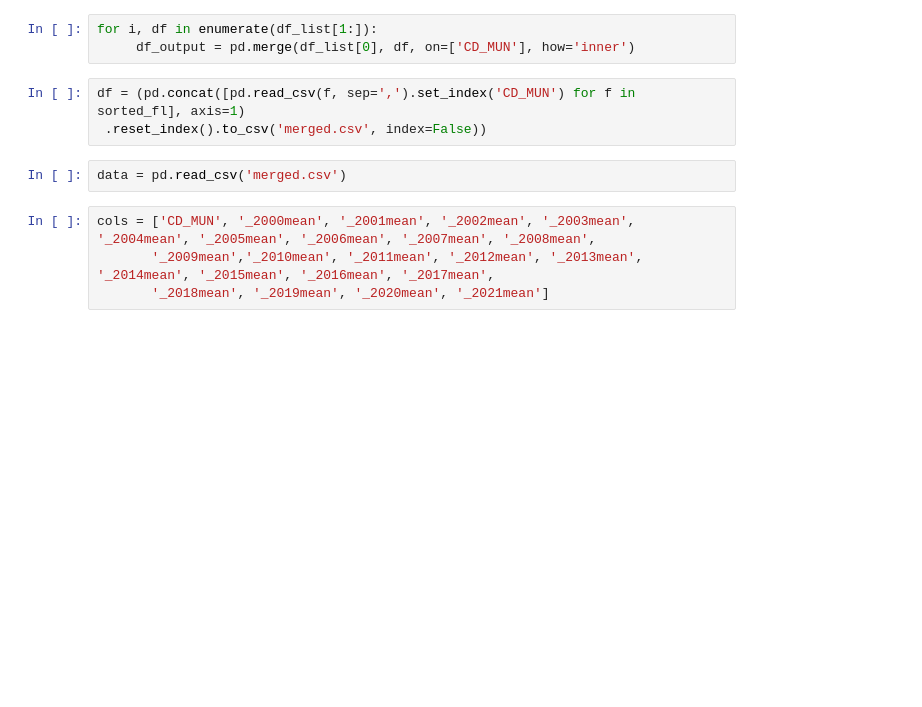
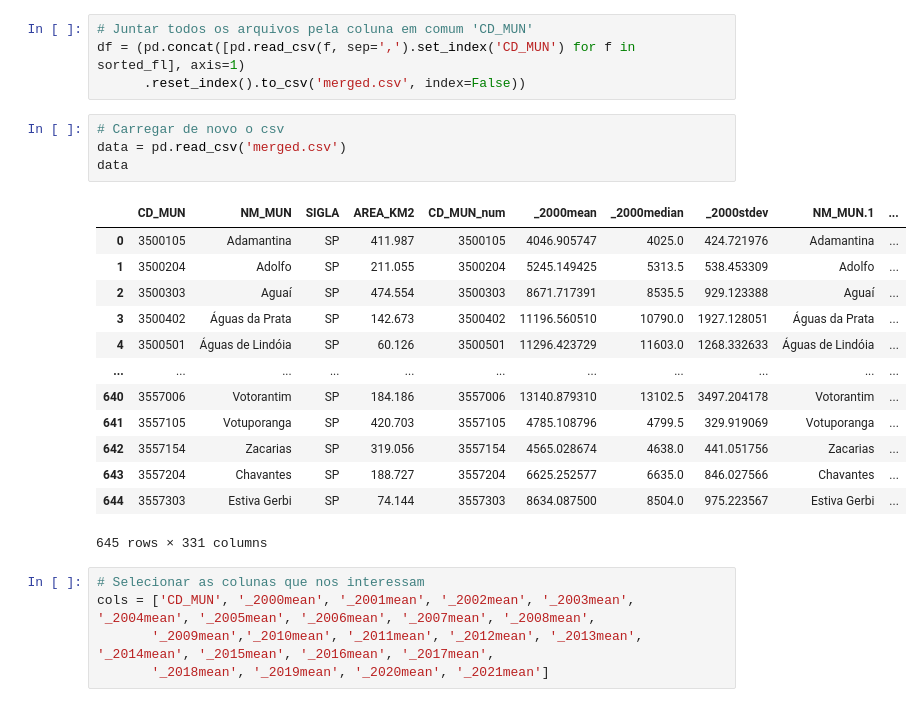
Before and after one commit to neli12/time-series-productivity-sp, a Jupyter notebook: pre-processing/joins_csv.ipynb, the cells around one changed output. Drawn from its saved outputs; the diff is of its cells as text; blank space fills up the shorter version.

```diff
--- a/pre-processing/joins_csv.ipynb
+++ b/pre-processing/joins_csv.ipynb
@@ -31,12 +52,27 @@ df_list = [pd.read_csv(f) for f in sorted_fl]
-# %%
-for i, df in enumerate(df_list[1:]):
-     df_output = pd.merge(df_list[0], df, on=['CD_MUN'], how='inner')
 # %%
+# Juntar todos os arquivos pela coluna em comum 'CD_MUN'
 df = (pd.concat([pd.read_csv(f, sep=',').set_index('CD_MUN') for f in sorted_fl], axis=1)
- .reset_index().to_csv('merged.csv', index=False))
+      .reset_index().to_csv('merged.csv', index=False))
 # %%
+# Carregar de novo o csv
 data = pd.read_csv('merged.csv')
+data
+# %% [output]
+|  | CD_MUN | NM_MUN | SIGLA | AREA_KM2 | CD_MUN_num | _2000mean | _2000median | _2000stdev | NM_MUN.1 | ... |
+| 0 | 3500105 | Adamantina | SP | 411.987 | 3500105 | 4046.905747 | 4025.0 | 424.721976 | Adamantina | ... |
+| 1 | 3500204 | Adolfo | SP | 211.055 | 3500204 | 5245.149425 | 5313.5 | 538.453309 | Adolfo | ... |
+| 2 | 3500303 | Aguaí | SP | 474.554 | 3500303 | 8671.717391 | 8535.5 | 929.123388 | Aguaí | ... |
+| 3 | 3500402 | Águas da Prata | SP | 142.673 | 3500402 | 11196.560510 | 10790.0 | 1927.128051 | Águas da Prata | ... |
+| 4 | 3500501 | Águas de Lindóia | SP | 60.126 | 3500501 | 11296.423729 | 11603.0 | 1268.332633 | Águas de Lindóia | ... |
+| ... | ... | ... | ... | ... | ... | ... | ... | ... | ... | ... |
+| 640 | 3557006 | Votorantim | SP | 184.186 | 3557006 | 13140.879310 | 13102.5 | 3497.204178 | Votorantim | ... |
+| 641 | 3557105 | Votuporanga | SP | 420.703 | 3557105 | 4785.108796 | 4799.5 | 329.919069 | Votuporanga | ... |
+| 642 | 3557154 | Zacarias | SP | 319.056 | 3557154 | 4565.028674 | 4638.0 | 441.051756 | Zacarias | ... |
+| 643 | 3557204 | Chavantes | SP | 188.727 | 3557204 | 6625.252577 | 6635.0 | 846.027566 | Chavantes | ... |
+| 644 | 3557303 | Estiva Gerbi | SP | 74.144 | 3557303 | 8634.087500 | 8504.0 | 975.223567 | Estiva Gerbi | ... |
+645 rows × 331 columns
 # %%
+# Selecionar as colunas que nos interessam
 cols = ['CD_MUN', '_2000mean', '_2001mean', '_2002mean', '_2003mean', '_2004mean', '_2005mean', '_2006mean', '_2007mean', '_2008mean',
        '_2009mean','_2010mean', '_2011mean', '_2012mean', '_2013mean', '_2014mean', '_2015mean', '_2016mean', '_2017mean',
        '_2018mean', '_2019mean', '_2020mean', '_2021mean']
```
Also changed, not shown: parts of 8 cells of this notebook.
